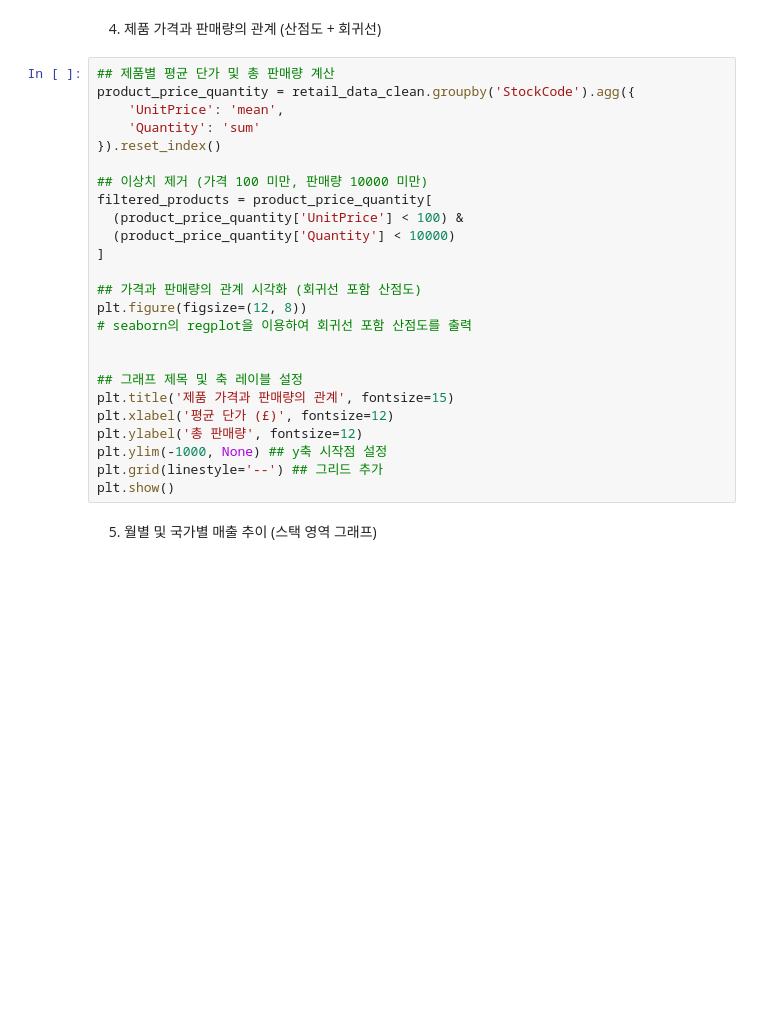
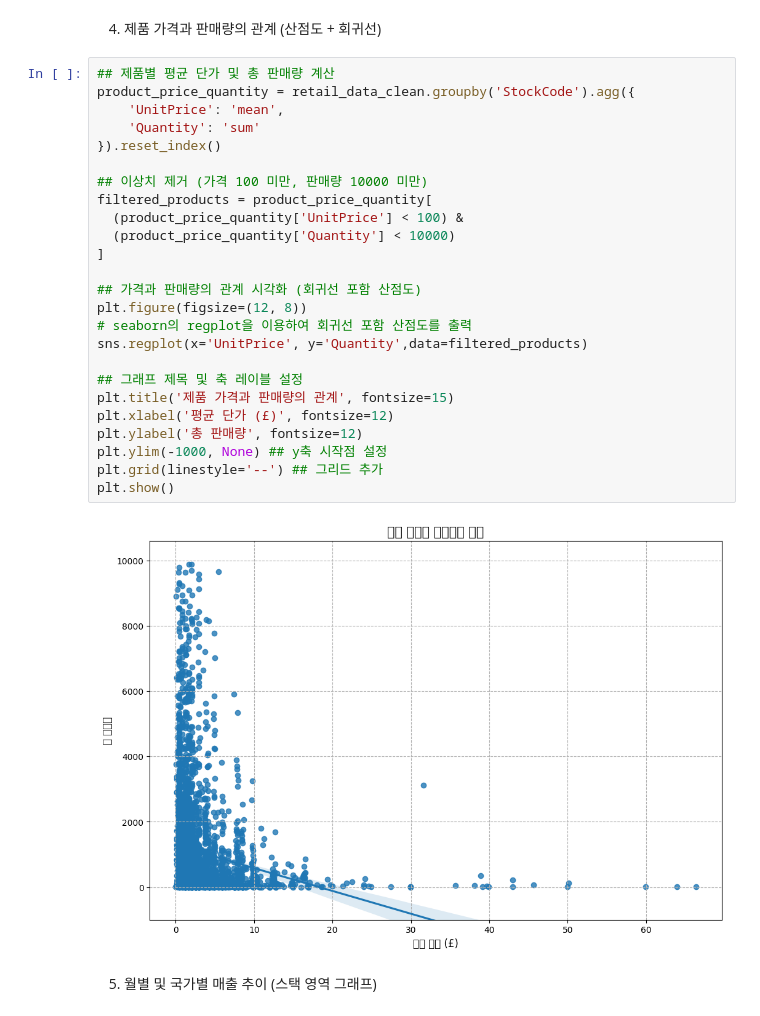
Before and after one commit to charminseon1987/Data-Analysis-with-Open-Source, a Jupyter notebook: 오픈소스_데이터_분석_11강.ipynb, the cells around one changed output. Saved outputs shown, nothing was run; the diff lists cells and outputs as text; blank space fills up the shorter version.

```diff
--- a/오픈소스_데이터_분석_11강.ipynb
+++ b/오픈소스_데이터_분석_11강.ipynb
@@ -574,28 +614,30 @@ plt.show()
 # %%
 ## 제품별 평균 단가 및 총 판매량 계산
 product_price_quantity = retail_data_clean.groupby('StockCode').agg({
     'UnitPrice': 'mean',
     'Quantity': 'sum'
 }).reset_index()
 
 ## 이상치 제거 (가격 100 미만, 판매량 10000 미만)
 filtered_products = product_price_quantity[
   (product_price_quantity['UnitPrice'] < 100) &
   (product_price_quantity['Quantity'] < 10000)
 ]
 
 ## 가격과 판매량의 관계 시각화 (회귀선 포함 산점도)
 plt.figure(figsize=(12, 8))
 # seaborn의 regplot을 이용하여 회귀선 포함 산점도를 출력
-
+sns.regplot(x='UnitPrice', y='Quantity',data=filtered_products)
 
 ## 그래프 제목 및 축 레이블 설정
 plt.title('제품 가격과 판매량의 관계', fontsize=15)
 plt.xlabel('평균 단가 (£)', fontsize=12)
 plt.ylabel('총 판매량', fontsize=12)
 plt.ylim(-1000, None) ## y축 시작점 설정
 plt.grid(linestyle='--') ## 그리드 추가
 plt.show()
+# %% [output]
+[figure, added]
 # %% [markdown]
 5. 월별 및 국가별 매출 추이 (스택 영역 그래프)
 # %%
```
Also changed, not shown: parts of 5 cells of this notebook.
